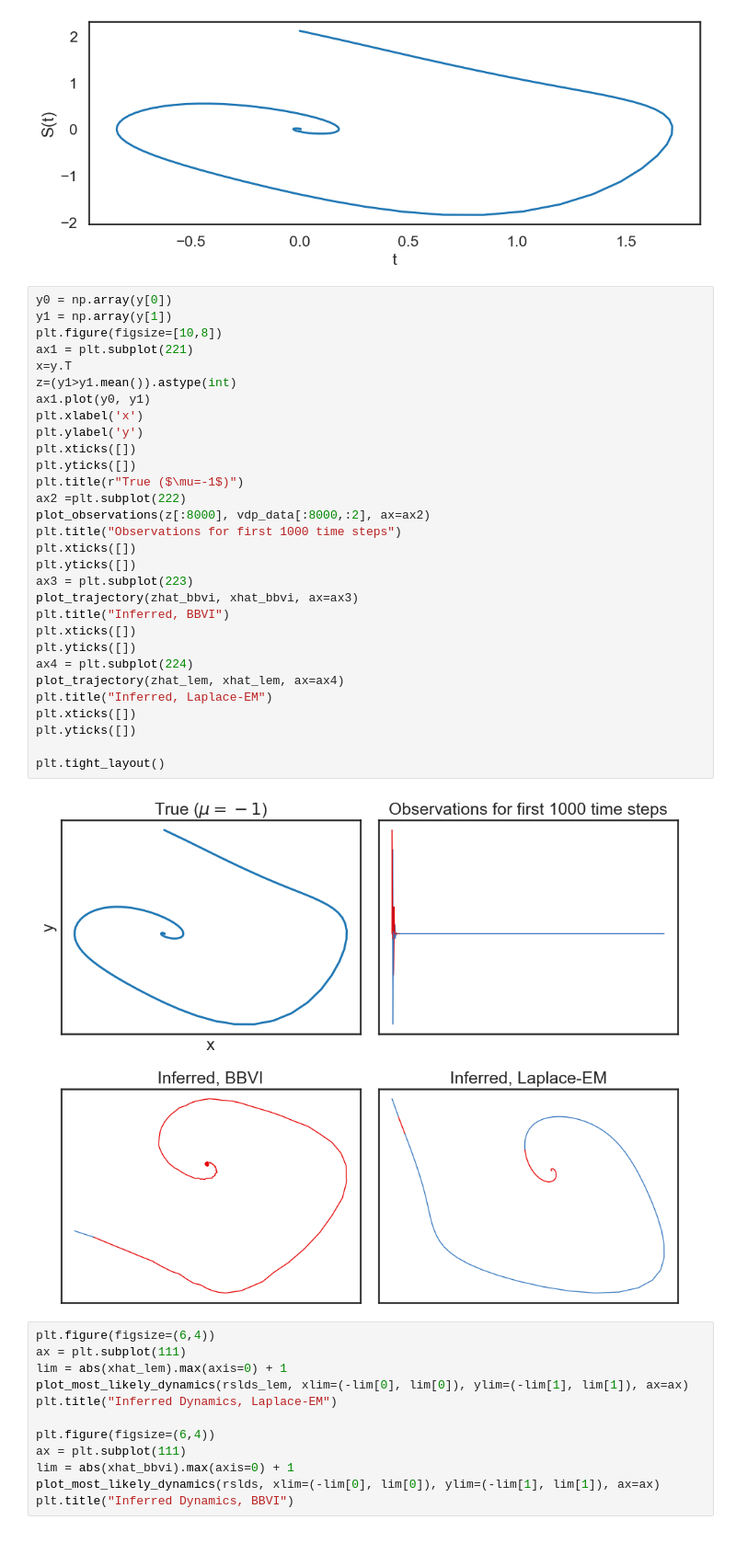
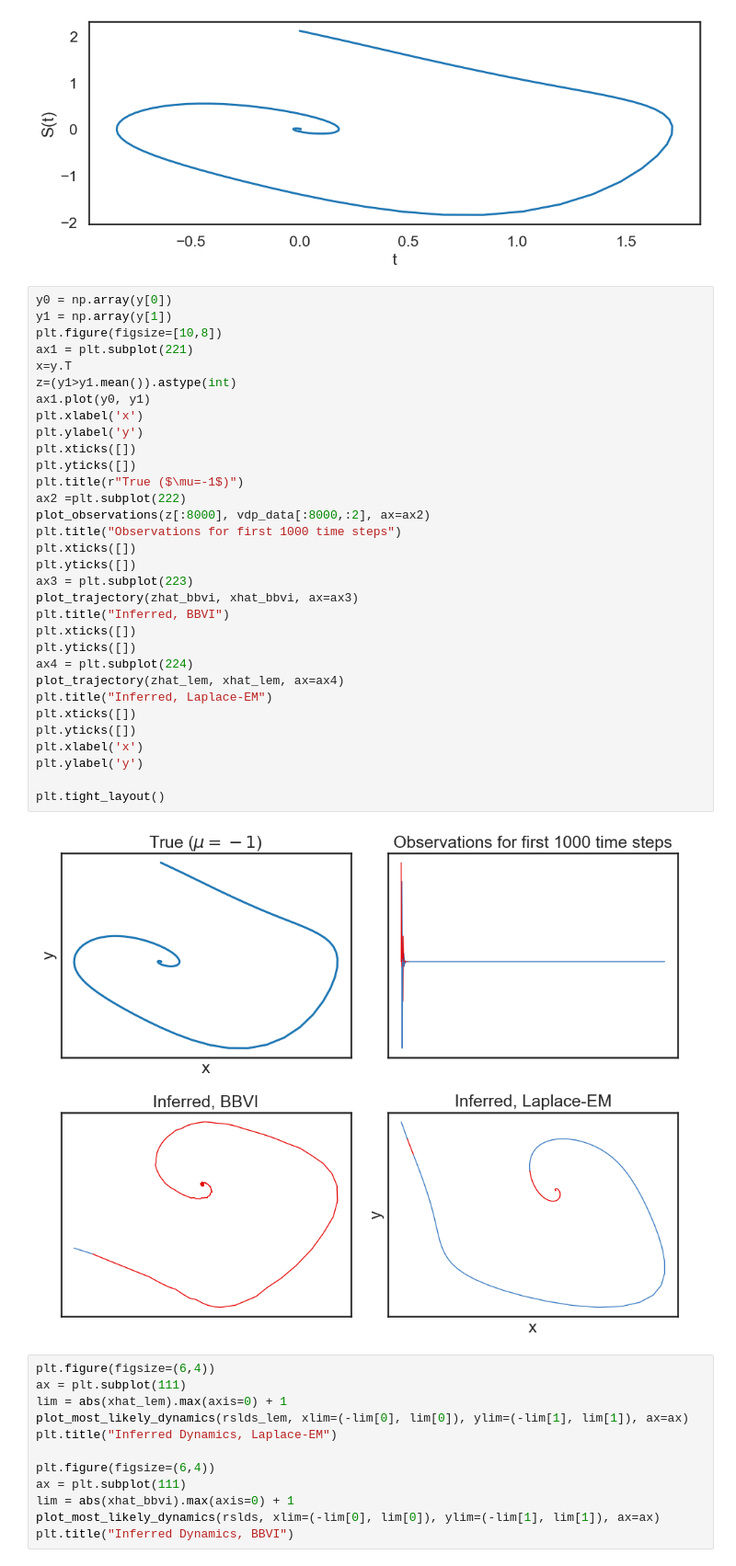
Before and after one commit to rohingilman/AMATH575-rSLDSs, a Jupyter notebook: ssm/ourwork/vdp.ipynb, the cells around one changed output. Shown at 92% size. Saved outputs shown, nothing was run; the diff lists cells and outputs as text.

```diff
--- a/ssm/ourwork/vdp.ipynb
+++ b/ssm/ourwork/vdp.ipynb
@@ -599,34 +601,36 @@ Text(0, 0.5, 'S(t)')
 y0 = np.array(y[0])
 y1 = np.array(y[1])
 plt.figure(figsize=[10,8])
 ax1 = plt.subplot(221)
 x=y.T
 z=(y1>y1.mean()).astype(int)
 ax1.plot(y0, y1)
 plt.xlabel('x')
 plt.ylabel('y')
 plt.xticks([])
 plt.yticks([])
 plt.title(r"True ($\mu=-1$)")
 ax2 =plt.subplot(222)
 plot_observations(z[:8000], vdp_data[:8000,:2], ax=ax2)
 plt.title("Observations for first 1000 time steps")
 plt.xticks([])
 plt.yticks([])
 ax3 = plt.subplot(223)
 plot_trajectory(zhat_bbvi, xhat_bbvi, ax=ax3)
 plt.title("Inferred, BBVI")
 plt.xticks([])
 plt.yticks([])
 ax4 = plt.subplot(224)
 plot_trajectory(zhat_lem, xhat_lem, ax=ax4)
 plt.title("Inferred, Laplace-EM")
 plt.xticks([])
 plt.yticks([])
+plt.xlabel('x')
+plt.ylabel('y')
 
 plt.tight_layout()
 # %% [output]
-[figure, old version]
+[figure, new version]
 # %%
 plt.figure(figsize=(6,4))
 ax = plt.subplot(111)
```
Also changed, not shown: parts of 3 cells of this notebook, 18 other files.
